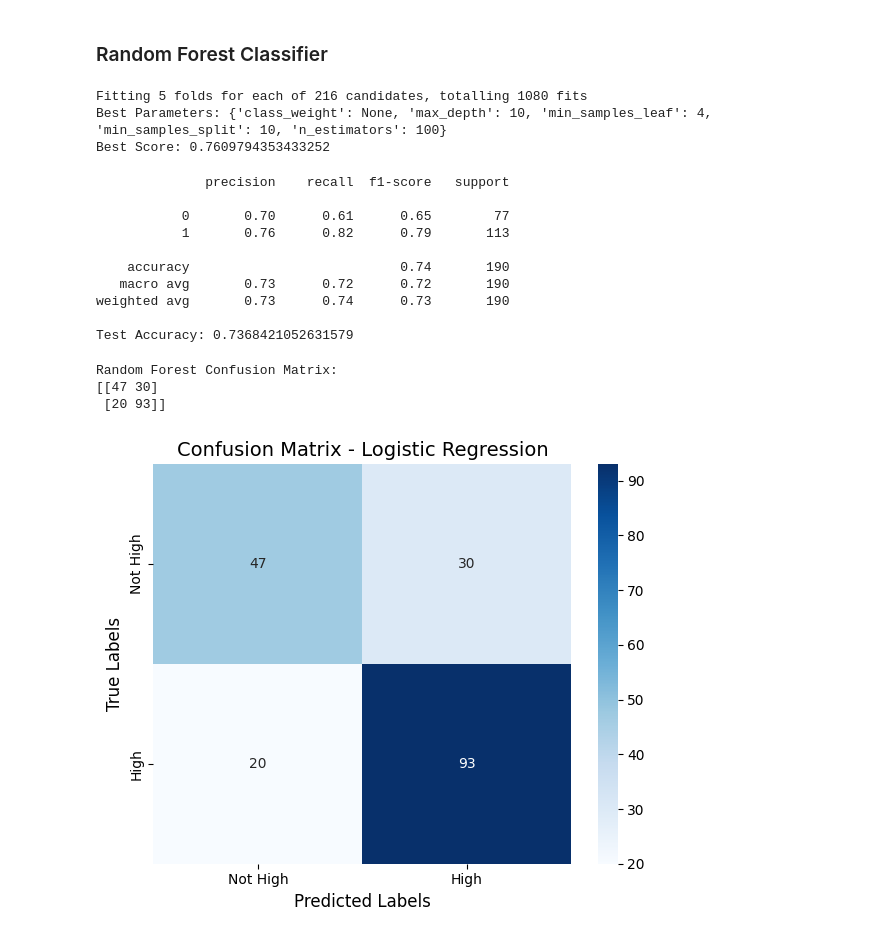
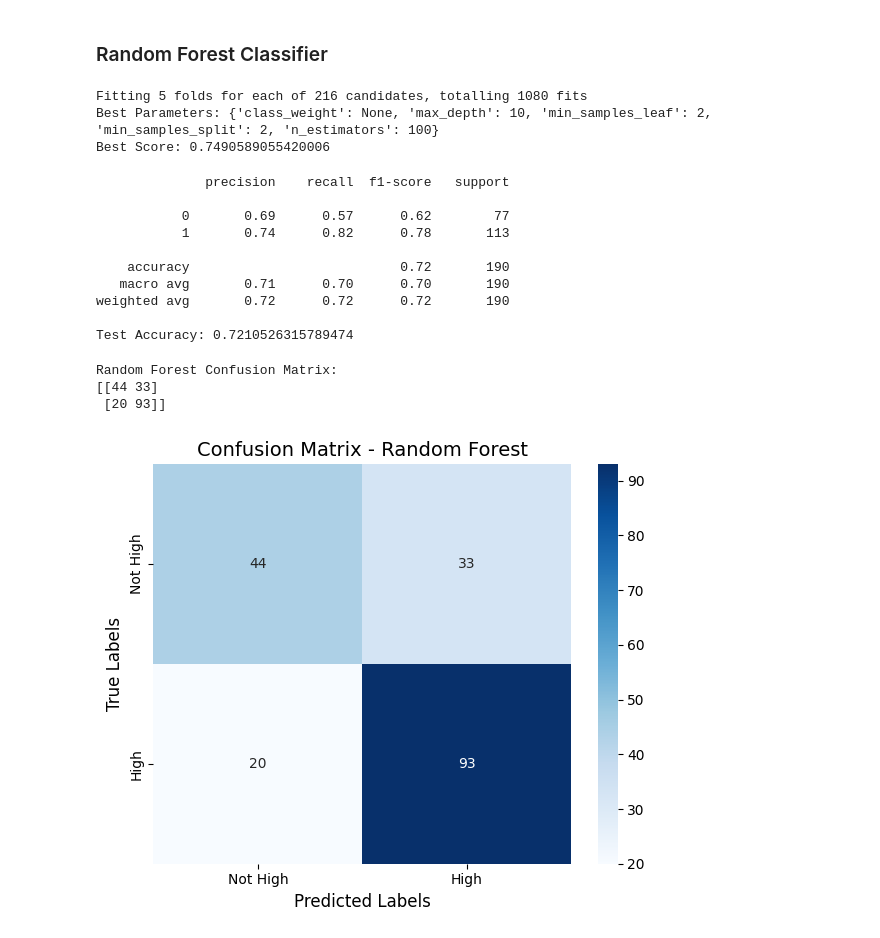
Before and after one commit to GoDo52/RecipesAnalysis, a Jupyter notebook: notebooks/recipies_site_analysis.ipynb, the cells around one changed output. Cells and saved outputs as stored; diff of their text form; code cells hidden in the pictures.

```diff
--- a/notebooks/recipies_site_analysis.ipynb
+++ b/notebooks/recipies_site_analysis.ipynb
@@ -169,3 +169,5 @@ Meat               79
 Chicken            74
 One Dish Meal      71
 Name: count, dtype: int64
+# %%
+categorical_columns['category'].replace({'Chicken Breast': 'Chicken'}, inplace=True)
@@ -305,6 +318,7 @@ plt.show()
 # %% [output]
 [figure]
 # %%
+clear_df['high_traffic'] = clear_df['high_traffic'].map({'High': 1, 'Not High': 0})
 mean_traffic_by_category = clear_df.groupby('category')['high_traffic'].mean()
 
 plt.figure(figsize=(10, 6))
@@ -434,7 +406,7 @@ plt.show()
 data_servings = pd.get_dummies(data['servings'], prefix='portion(s)')
 data_categories = pd.get_dummies(data['category'], prefix='category')
 
-data['high_traffic'] = data['high_traffic'].map({'High': 1, 'Not High': 0})
+# data['high_traffic'] = data['high_traffic'].map({'High': 1, 'Not High': 0})
 # %%
 data['total_nutrients'] = data['calories'] + data['protein'] + data['carbohydrate'] + data['sugar']
 # %%
@@ -616,8 +588,8 @@ print("Best Parameters:", grid_search.best_params_)
 print("Best Score:", grid_search.best_score_)
 # %% [output]
 Fitting 5 folds for each of 216 candidates, totalling 1080 fits
-Best Parameters: {'class_weight': None, 'max_depth': 10, 'min_samples_leaf': 4, 'min_samples_split': 10, 'n_estimators': 100}
-Best Score: 0.7609794353433252
+Best Parameters: {'class_weight': None, 'max_depth': 10, 'min_samples_leaf': 2, 'min_samples_split': 2, 'n_estimators': 100}
+Best Score: 0.7490589055420006
 # %%
 best_rf_model = grid_search.best_estimator_
 
@@ -627,33 +599,33 @@ print("Test Accuracy:", accuracy_score(y_test, y_pred))
 # %% [output]
               precision    recall  f1-score   support
 
-           0       0.70      0.61      0.65        77
-           1       0.76      0.82      0.79       113
+           0       0.69      0.57      0.62        77
+           1       0.74      0.82      0.78       113
 
-    accuracy                           0.74       190
-   macro avg       0.73      0.72      0.72       190
-weighted avg       0.73      0.74      0.73       190
+    accuracy                           0.72       190
+   macro avg       0.71      0.70      0.70       190
+weighted avg       0.72      0.72      0.72       190
 
-Test Accuracy: 0.7368421052631579
+Test Accuracy: 0.7210526315789474
 # %%
 rf_cm = confusion_matrix(y_test, y_pred)
 print("Random Forest Confusion Matrix:")
 print(rf_cm)
 # %% [output]
 Random Forest Confusion Matrix:
-[[47 30]
+[[44 33]
  [20 93]]
 # %%
 plt.figure(figsize=(6, 5))
 sns.heatmap(rf_cm, annot=True, fmt='d', cmap='Blues', xticklabels=['Not High', 'High'], yticklabels=['Not High', 'High'])
 
 # Add labels and title
-plt.title('Confusion Matrix - Logistic Regression', fontsize=14)
+plt.title('Confusion Matrix - Random Forest', fontsize=14)
 plt.xlabel('Predicted Labels', fontsize=12)
 plt.ylabel('True Labels', fontsize=12)
 
 # Show plot
 plt.tight_layout()
 plt.show()
 # %% [output]
-[figure, old version]
+[figure, new version]
```
Also changed, not shown: parts of 19 cells of this notebook, 3 other files.
